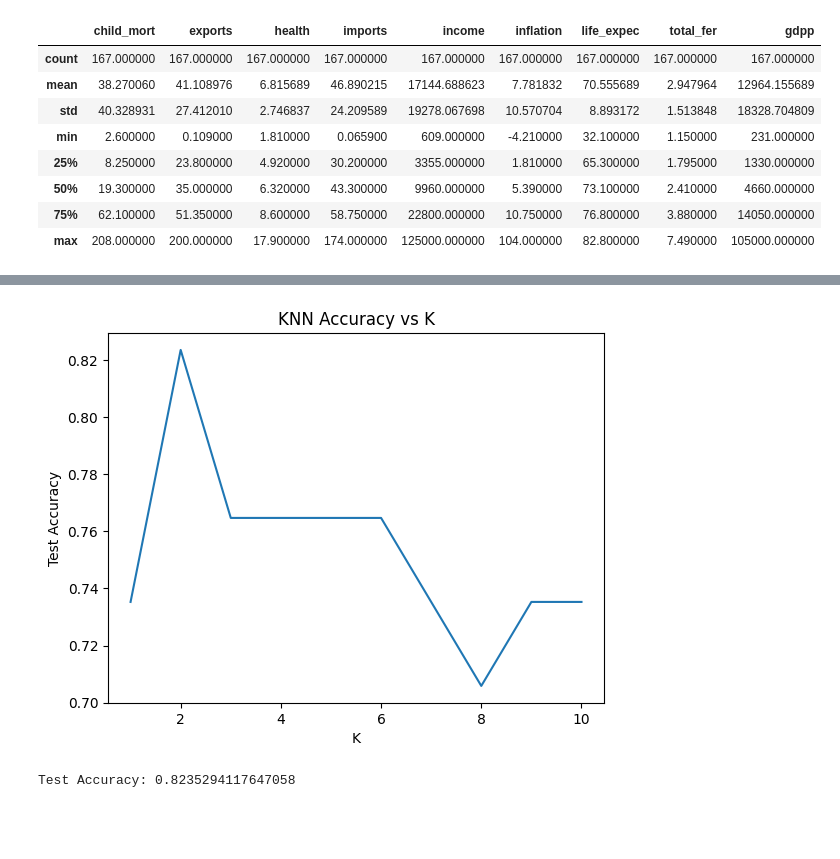
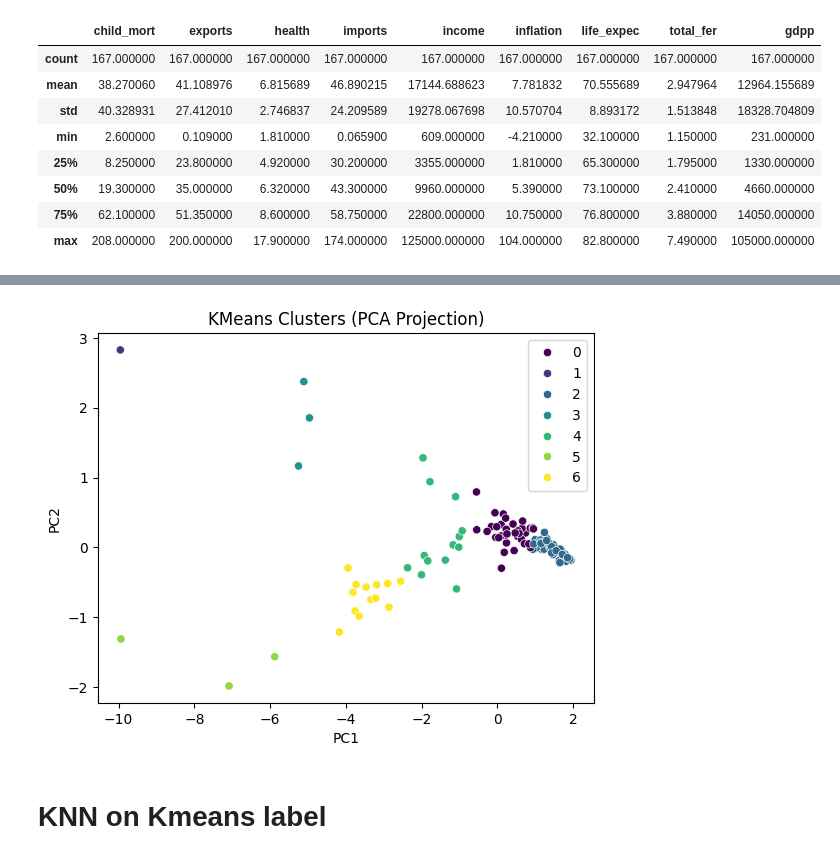
Before and after one commit to Mshaunak/MRM-TaskPhase-10, a Jupyter notebook: KNN.ipynb, the cells around one changed output, grey strips where cells are left out. Saved outputs shown, nothing was run; the diff lists cells and outputs as text; code cells hidden in the pictures; blank space fills up the shorter version.

```diff
--- a/KNN.ipynb
+++ b/KNN.ipynb
@@ -69 +189,23 @@ y_train, y_test = y[indices[:split]], y[indices[split:]]
+# %%
+# center the data
+X_centered = X_train_scaled - np.mean(X_train_scaled, axis=0)
+
+cov = np.cov(X_centered, rowvar=False)
+eigvals, eigvecs = np.linalg.eig(cov)
+
+idx = np.argsort(eigvals)[::-1]
+eigvecs = eigvecs[:, idx]
+
+X_pca = X_centered @ eigvecs[:, :2]
+
+plt.figure()
+sns.scatterplot(x=X_pca[:, 0], y=X_pca[:, 1], hue=labels, palette='viridis')
+plt.xlabel("PC1")
+plt.ylabel("PC2")
+plt.title("KMeans Clusters (PCA Projection)")
+plt.show()
+# %% [output]
+[figure, added]
+# %% [markdown]
+# KNN on Kmeans label
 # %%
@@ -83,24 +231,5 @@ def knn_predict(X_train, y_train, X_test, k):
 # %%
-def accuracy(y_true, y_pred):
-    return np.mean(y_true == y_pred)
+kmeans = Kmeans(3, X_train_scaled)
+train_labels, centroids = kmeans.fit()
 
-k_values = range(1, 11)
-test_accuracies = []
-
-for k in k_values:
-    y_pred = knn_predict(X_train, y_train, X_test, k)
-    test_accuracies.append(accuracy(y_test, y_pred))
-
-plt.figure()
-plt.plot(k_values, test_accuracies)
-plt.xlabel("K")
-plt.ylabel("Test Accuracy")
-plt.title("KNN Accuracy vs K")
-plt.show()
+test_labels = kmeans.predict(X_test_scaled)
-# %% [output]
-[figure, removed]
-# %%
-y_final = knn_predict(X_train, y_train, X_test, best_k)
-print("Test Accuracy:", accuracy(y_test, y_final))
-# %% [output]
-Test Accuracy: 0.8235294117647058
```
Also changed, not shown: parts of 18 cells of this notebook.
